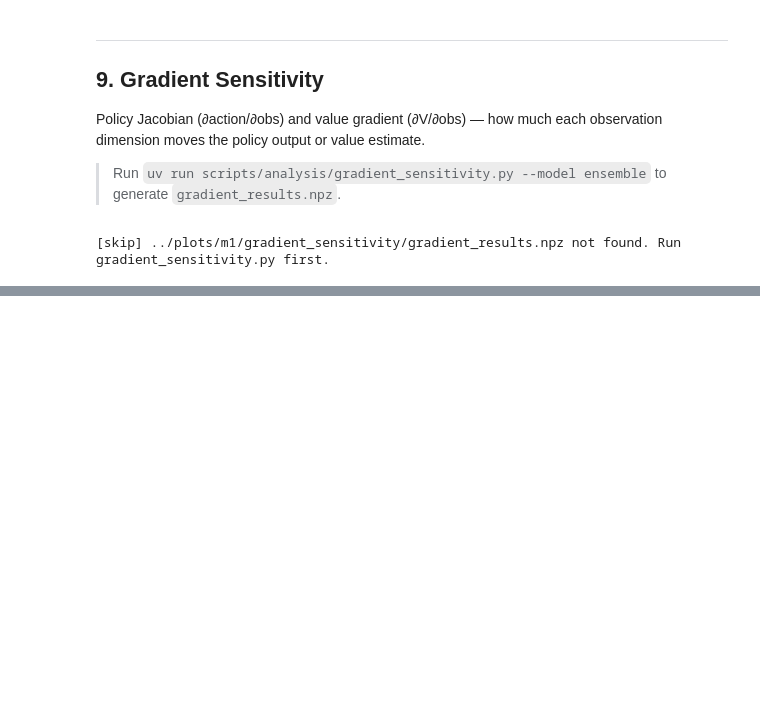
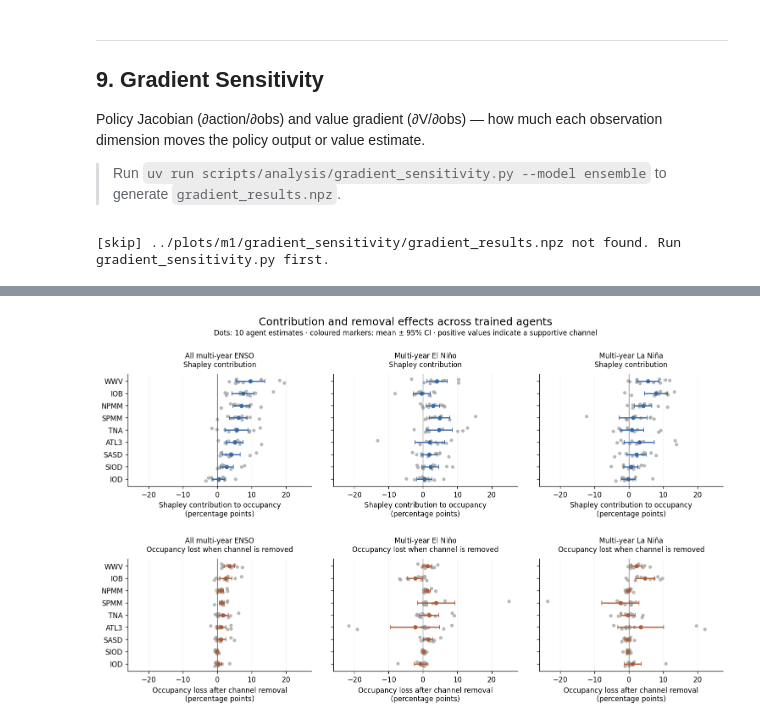
Before and after one commit to ayman-tech/enso-rl, a Jupyter notebook: notebooks/analysis_xai.ipynb, the cells around one changed output, grey strips where cells are left out. Drawn from its saved outputs; the diff is of its cells as text; code cells hidden in the pictures; blank space fills up the shorter version.

```diff
--- a/notebooks/analysis_xai.ipynb
+++ b/notebooks/analysis_xai.ipynb
@@ -510,0 +520,34 @@ if gs_path.exists():
+# %%
+S=np.load(BASE / 'shapley/shapley_ensemble.npz')
+A=np.load(BASE / 'counterfactual/counterfactual_ensemble.npz')
+assert np.array_equal(S['features'],A['features'])
+assert np.array_equal(S['seeds'],A['seeds'])
+order=np.argsort(-S['mean_total']);names=S['features'][order]
+phases=['total','el_nino','la_nina'];labels=['All multi-year ENSO','Multi-year El Niño','Multi-year La Niña']
+plt.rcParams.update({'font.size':10,'pdf.fonttype':42,'axes.spines.top':False,'axes.spines.right':False})
+fig,axes=plt.subplots(2,3,figsize=(13,8),sharex=True,sharey=True)
+for row,(d,sign,color,title) in enumerate([(S,1,'#3569a8','Shapley contribution'),(A,-1,'#ac5c37','Occupancy lost when channel is removed')]):
+ for col,(p,label) in enumerate(zip(phases,labels)):
+  ax=axes[row,col];values=sign*100*d['per_seed_'+p][:,order]
+  for j in range(9):
+   ax.scatter(values[:,j],j+np.linspace(-.17,.17,10),s=15,c='0.65',alpha=.75,zorder=2)
+  ax.errorbar(sign*100*d['mean_'+p][order],np.arange(9),xerr=100*d['ci_'+p][order],fmt='o',ms=5,color=color,capsize=3,lw=1.7,zorder=3)
+  ax.axvline(0,c='.35',lw=.8);ax.grid(axis='x',alpha=.15);ax.set_yticks(range(9),names)
+  ax.set_title(label+'\n'+title,fontsize=10,pad=10)
+  ax.set_xlabel(('Shapley contribution to occupancy' if row == 0 else
+                 'Occupancy loss after channel removal') + '\n(percentage points)')
+  ax.tick_params(axis='x', labelbottom=True)
+axes[0,0].invert_yaxis()
+fig.suptitle('Contribution and removal effects across trained agents',fontsize=15,y=.98)
+fig.text(.5,.935,'Dots: 10 agent estimates · coloured markers: mean ± 95% CI · positive values indicate a supportive channel',ha='center',fontsize=10)
+alignment_s = str(S['nino34_smooth_alignment']) if 'nino34_smooth_alignment' in S.files else 'unrecorded (legacy cache)'
+alignment_a = str(A['nino34_smooth_alignment']) if 'nino34_smooth_alignment' in A.files else 'unrecorded (legacy cache)'
+if alignment_s != alignment_a:
+    raise ValueError("Shapley and ablation smoothing conventions differ; regenerate consistently.")
+fig.subplots_adjust(top=.84,bottom=.11,left=.08,right=.98,hspace=.65,wspace=.12)
+save_fig(fig, FIGS / "xai_driver_comparison.png")
+plt.show()
+S.close()
+A.close()
+# %% [output]
+[figure, added]
```
Also changed, not shown: parts of 8 cells of this notebook, 17 other files.
